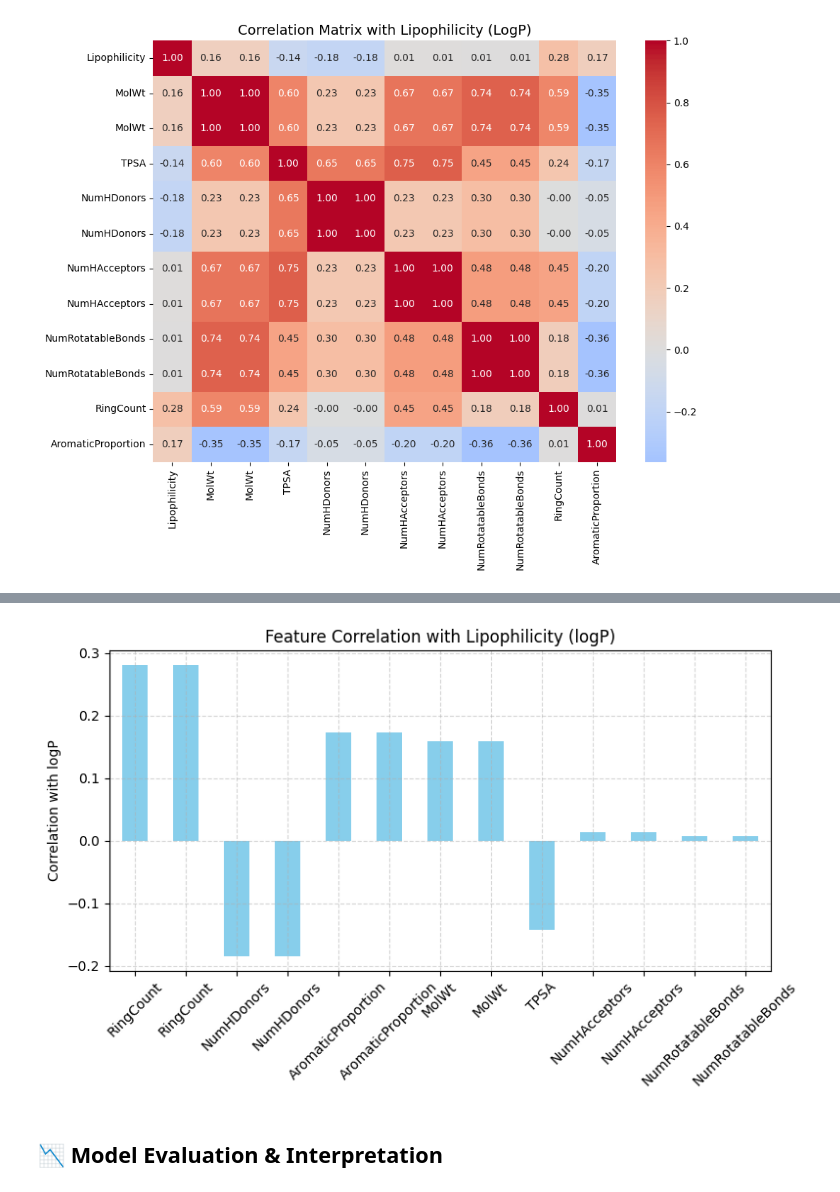
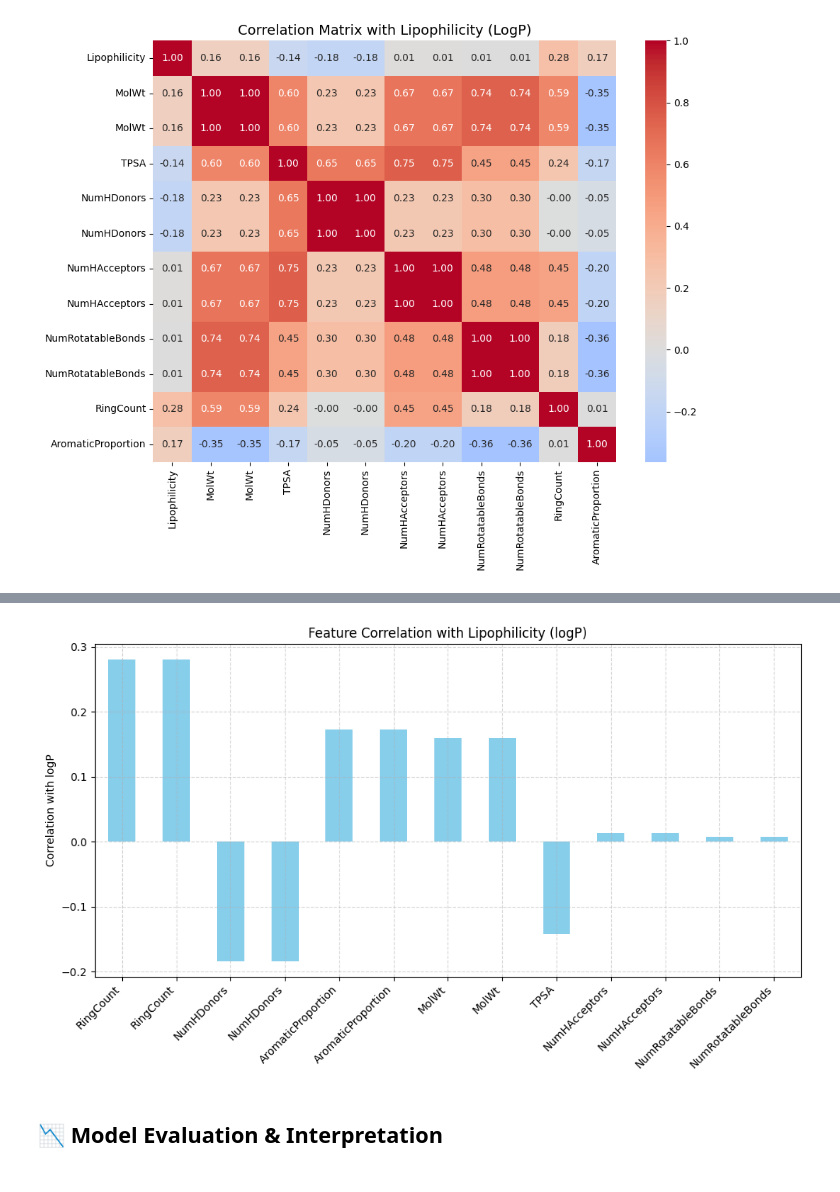
Before and after one commit to Kyeongbin-Tom/logp-tpsa-analysis, a Jupyter notebook: notebooks/LogP_TPSA_Analysis.ipynb, the cells around one changed output, grey strips where cells are left out. Drawn from its saved outputs; the diff is of its cells as text; code cells hidden in the pictures.

```diff
--- a/notebooks/LogP_TPSA_Analysis.ipynb
+++ b/notebooks/LogP_TPSA_Analysis.ipynb
@@ -305,21 +278,29 @@ plt.show()
 # %%
-# Set figure size
-plt.figure(figsize=(8,5))
+# Plot correlation of features with logP in a visually clear bar chart
+
+# Set figure size for better readability in GitHub notebooks
+plt.figure(figsize=(10, 6))
 
 # Plot sorted correlation values as a bar chart
 logp_corr_sorted.plot(kind='bar', color='skyblue')
 
-# Labeling and styling
+# Label axes and set title
 plt.ylabel("Correlation with logP")
 plt.title("Feature Correlation with Lipophilicity (logP)")
-plt.xticks(rotation=45)
+
+# Rotate x-axis labels and adjust their alignment to prevent overlapping
+plt.xticks(rotation=45, ha='right')
+
+# Add light grid for readability
 plt.grid(True, linestyle='--', alpha=0.5)
 
-# Adjust layout
+# Apply tight layout to avoid label clipping
 plt.tight_layout()
+
+# Display the plot
 plt.show()
 # %% [output]
-[figure, old version]
+[figure, new version]
 # %% [markdown]
 ## 📉 Model Evaluation & Interpretation
 # %%
```
Also changed, not shown: parts of 2 cells of this notebook.
